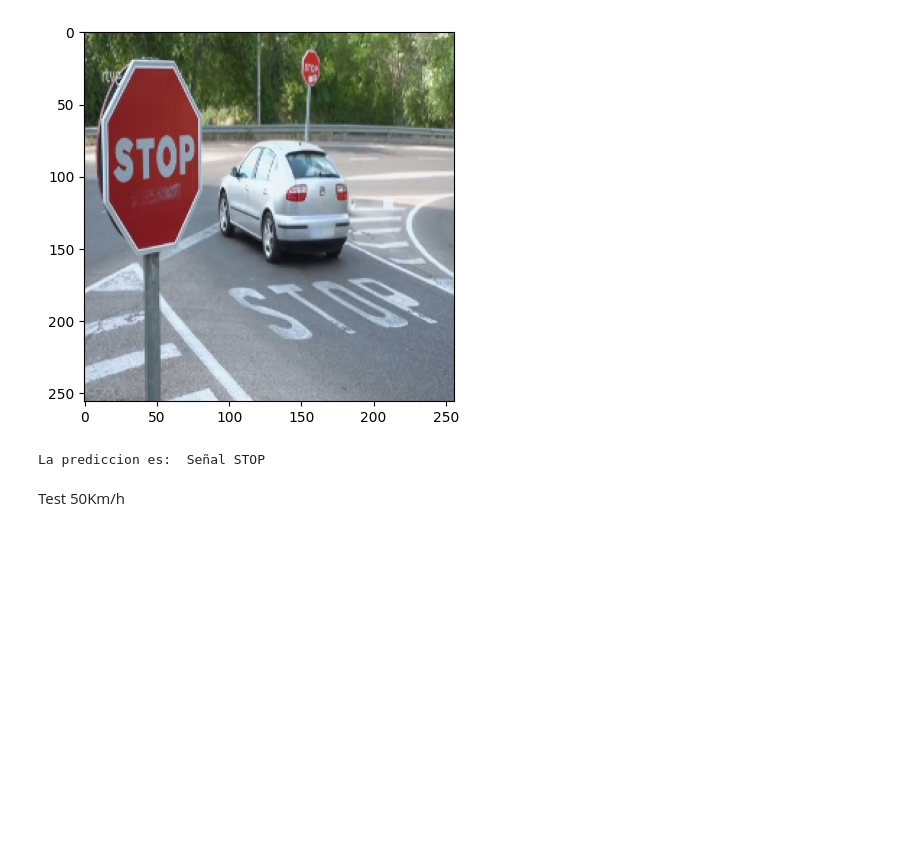
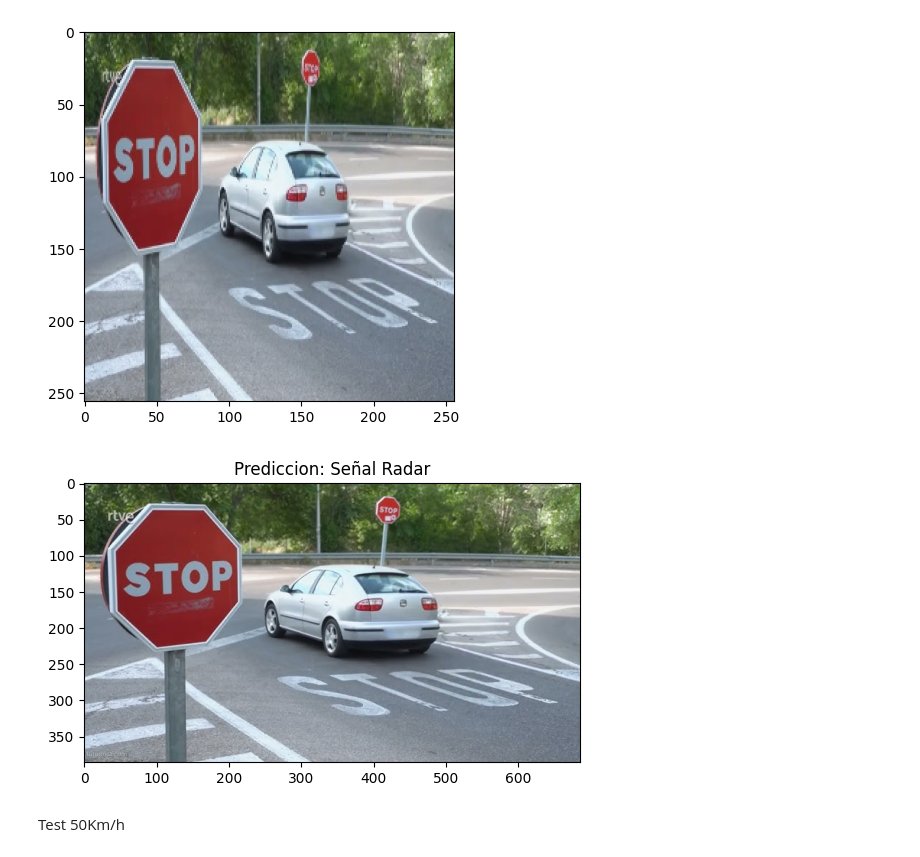
Before and after one commit to pxpe/TFG-Adversarial, a Jupyter notebook: signal-classification/signal-classification.ipynb, the cells around one changed output. Cells and saved outputs as stored; diff of their text form; code cells hidden in the pictures; blank space fills up the shorter version.

```diff
--- a/signal-classification/signal-classification.ipynb
+++ b/signal-classification/signal-classification.ipynb
@@ -233,9 +218,9 @@ mostrarImagen(resize.numpy().astype(np.uint8))
 # %%
 yhat = modelo.predict(np.expand_dims(resize/255, axis=0))
 # %%
-mostrarPrediccion(yhat)
+mostrarPrediccion(yhat,img)
 # %% [output]
-La prediccion es:  Señal STOP
+[figure, added]
 # %% [markdown]
 Test 50Km/h
 # %%
```
Also changed, not shown: parts of 15 cells of this notebook, 3 other files.
